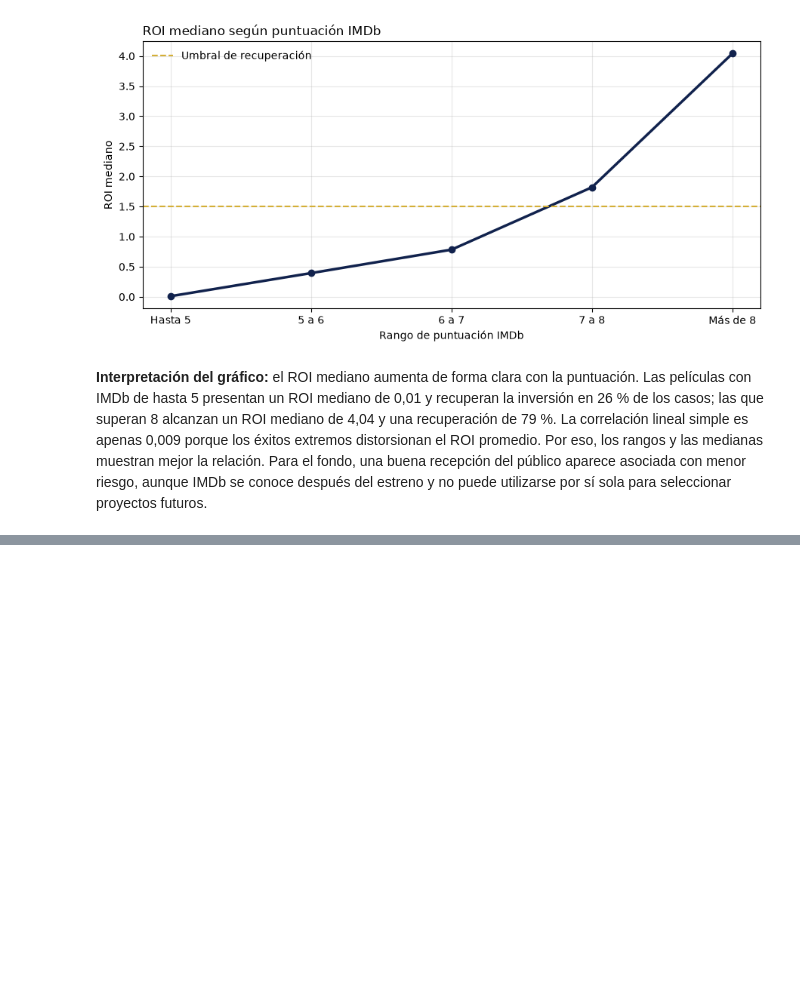
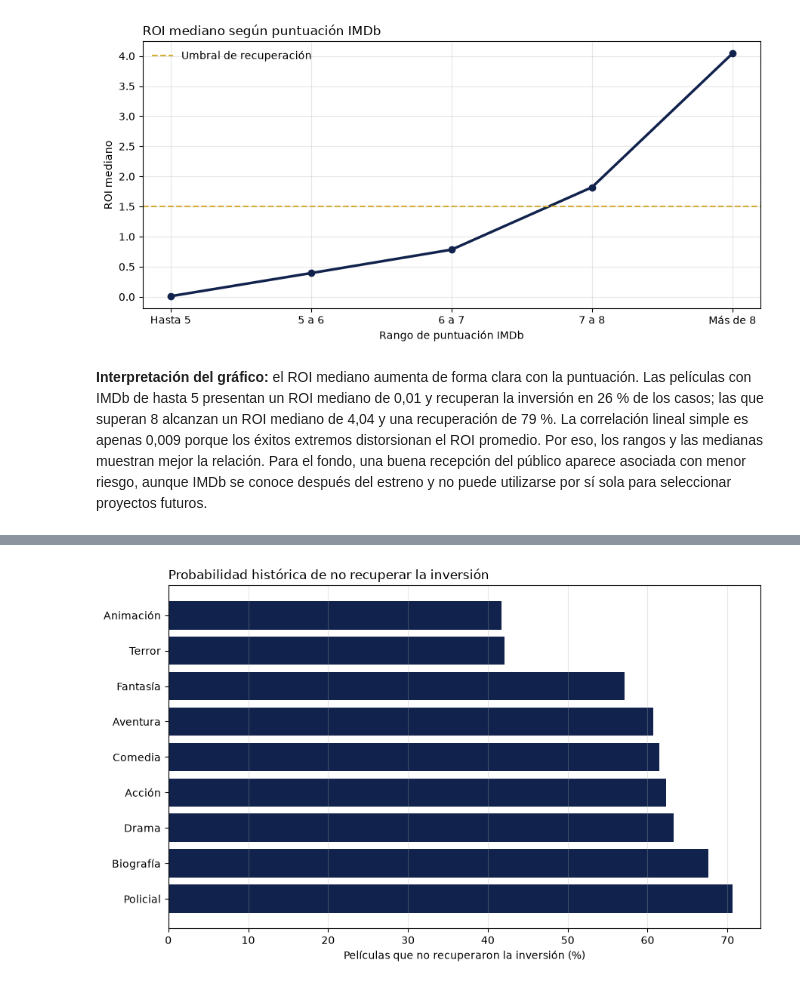
Before and after one commit to alvareezvicente-code/Vicente-Alvarez-programacion-analitica-2, a Jupyter notebook: notebooks/analisis.ipynb, the cells around one changed output, grey strips where cells are left out. Cells and saved outputs as stored; diff of their text form; code cells hidden in the pictures; blank space fills up the shorter version.

Commit message:
Medir riesgo de perdida y peor decil

```diff
--- a/notebooks/analisis.ipynb
+++ b/notebooks/analisis.ipynb
@@ -1481,0 +1502,16 @@ plt.show()
+# %%
+riesgo_genero = (
+    peliculas_financieras.groupby("genero")
+    .agg(
+        peliculas=("id_pelicula", "size"),
+        roi_mediano=("roi", "median"),
+        roi_peor_10=("roi", lambda serie: serie.quantile(0.10)),
+        tasa_recuperacion=("recupero_inversion", "mean"),
+    )
+)
+riesgo_genero["probabilidad_perdida"] = 1 - riesgo_genero["tasa_recuperacion"]
+riesgo_genero_representativo = riesgo_genero.loc[
+    riesgo_genero["peliculas"] >= minimo_peliculas_genero
+].sort_values("probabilidad_perdida")
+
+riesgo_genero_representativo.round(2)
@@ -1481,0 +1530,17 @@ plt.show()
+# %%
+datos_grafico_riesgo = riesgo_genero_representativo.sort_values("probabilidad_perdida", ascending=False)
+
+fig, ax = plt.subplots(figsize=(9, 5.5))
+ax.barh(
+    datos_grafico_riesgo.index,
+    datos_grafico_riesgo["probabilidad_perdida"] * 100,
+    color=AZUL,
+)
+ax.set_title("Probabilidad histórica de no recuperar la inversión", loc="left")
+ax.set_xlabel("Películas que no recuperaron la inversión (%)")
+ax.set_ylabel("")
+ax.grid(axis="x", alpha=0.3)
+fig.tight_layout()
+plt.show()
+# %% [output]
+[figure, added]
```
Also changed, not shown: parts of 4 cells of this notebook.
